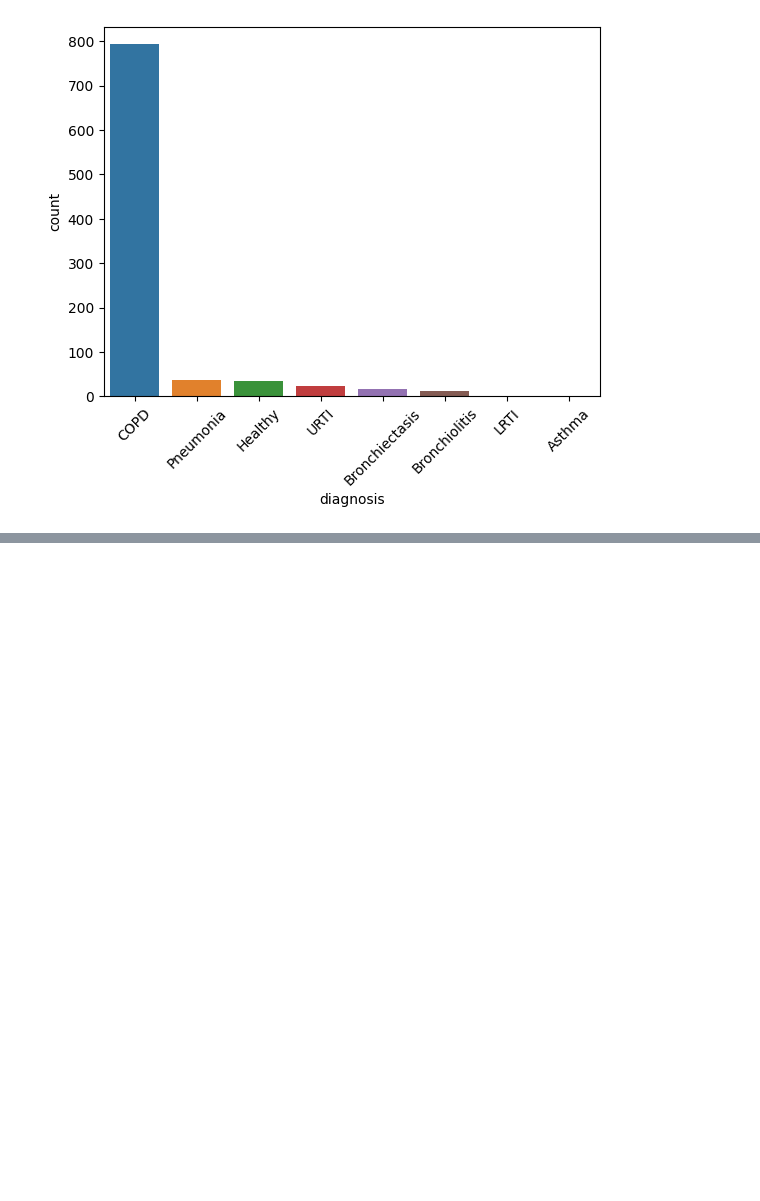
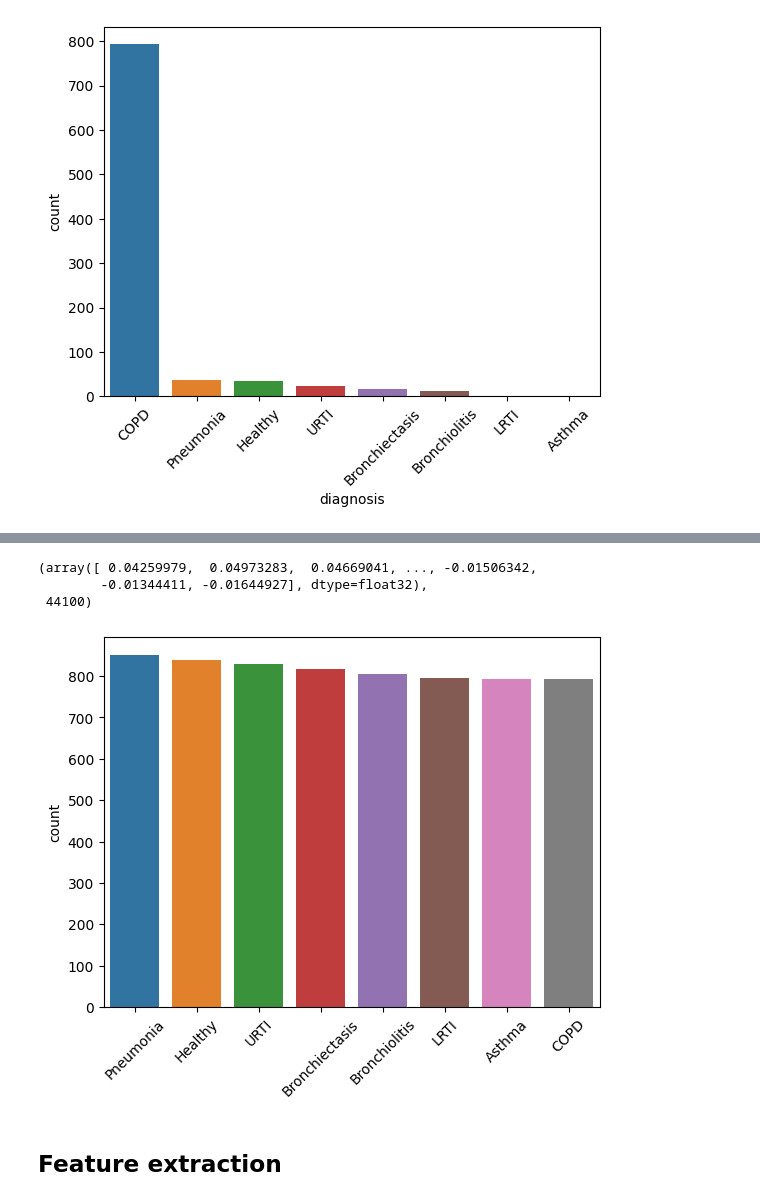
Before and after one commit to J-Abdullah/RDM, a Jupyter notebook: RDM.ipynb, the cells around one changed output, grey strips where cells are left out. Cells and saved outputs as stored; diff of their text form; code cells hidden in the pictures; blank space fills up the shorter version.

Commit message:
augmenting data

```diff
--- a/RDM.ipynb
+++ b/RDM.ipynb
@@ -88,0 +158,3 @@ audio_files[:5]
+# %%
+df2=pd.read_csv(r'Respiratory_Sound_Database\patient_diagnosis.csv',names=['patient_id','diagnosis'])
+df2.head()
@@ -88,0 +168,7 @@ audio_files[:5]
+# %%
+new_data = augment_data(audio_files[0], ['pitch', 'volume'])
+new_data
+# %% [output]
+(array([ 0.04259979,  0.04973283,  0.04669041, ..., -0.01506342,
+        -0.01344411, -0.01644927], dtype=float32),
+ 44100)
@@ -89 +191,16 @@ audio_files[:5]
+# %%
+#checking values in new data
+audio_files2=glob.glob(r'Respiratory_Sound_Database\audio_and_txt_files\*.wav')
+labels2=[]
+max_pad_len=926
+for i in audio_files2:
+    labels2.append(extract_label(i,df2))
+labels2_series = pd.Series(labels2)
+sns.countplot(x=labels2_series, order=labels2_series.value_counts().index)
+plt.xticks(rotation=45)
+plt.show()
+# %% [output]
+[figure, added]
+# %% [markdown]
+## Feature extraction
 # %%
```
Also changed, not shown: parts of 20 cells of this notebook.
